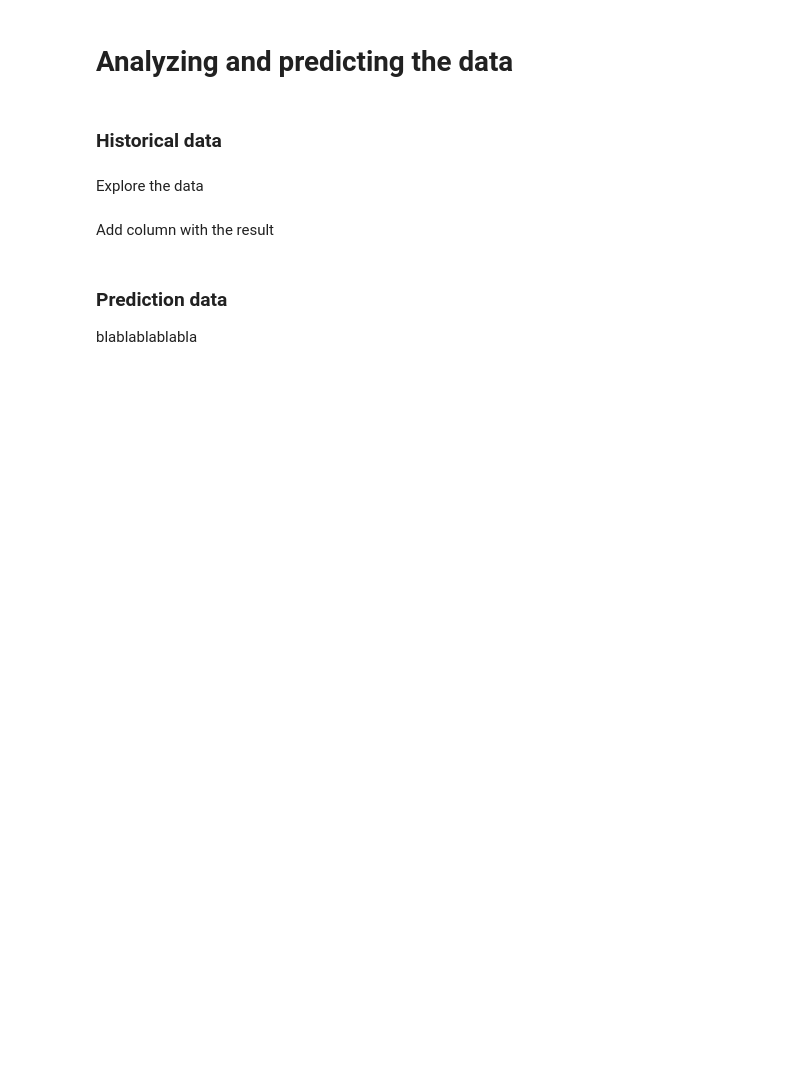
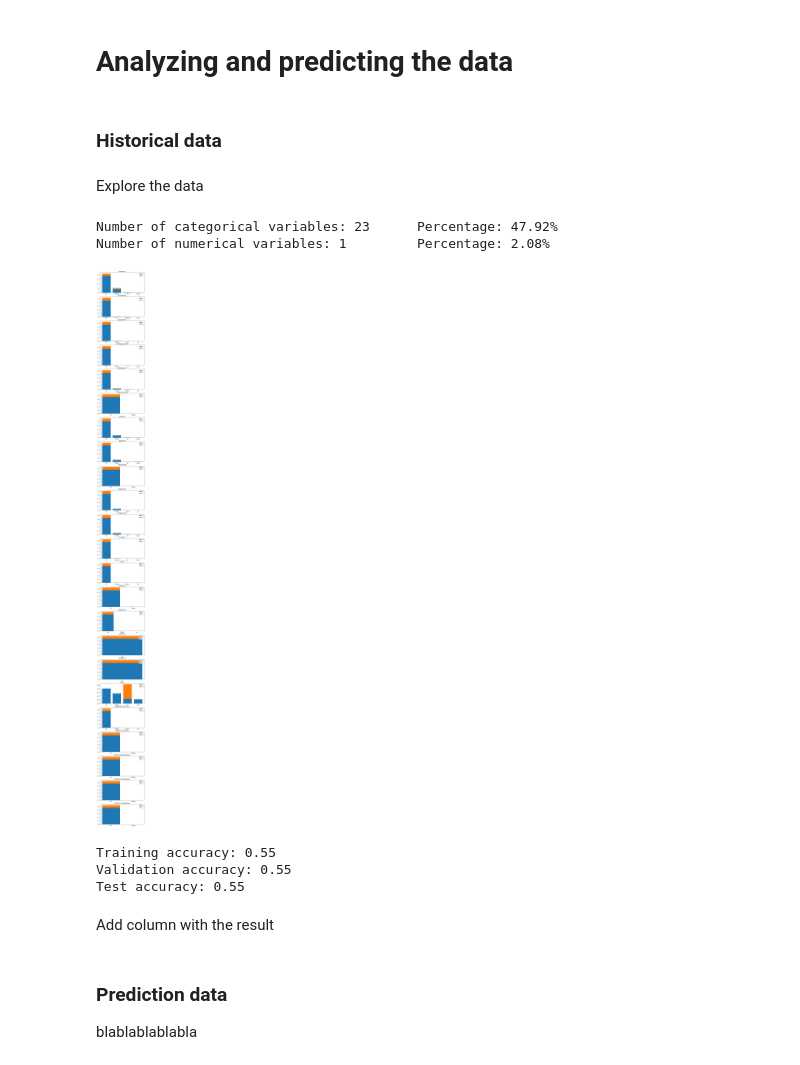
Before and after one commit to martaasp/tfm, a Jupyter notebook: smart-medical-dashboard.ipynb, the cells around one changed output. Drawn from its saved outputs; the diff is of its cells as text; code cells hidden in the pictures; blank space fills up the shorter version.

```diff
--- a/smart-medical-dashboard.ipynb
+++ b/smart-medical-dashboard.ipynb
@@ -233,11 +233,5 @@ hist_data_aux = hist_data.drop(*columns_to_drop)
 hist_data_aux = hist_data_aux.select(['metformin', 'repaglinide', 'nateglinide', 'chlorpropamide', 'glimepiride', 'acetohexamide',
                                  'glipizide', 'glyburide', 'tolbutamide', 'pioglitazone', 'rosiglitazone', 'acarbose',
                                   'miglitol', 'troglitazone', 'tolazamide', 'examide', 'citoglipton', 'insulin', 'glyburide-metformin',
-                                 'glipizide-metformin', 'glimepiride-pioglitazone', 'readmitted'])
+                                 'glipizide-metformin', 'glimepiride-pioglitazone', 'metformin-rosiglitazone',
+                                 'metformin-pioglitazone', 'readmitted'])
-# %%
-fig, ax = plt.subplots(categorical_variables-2,1, figsize=(7,90))
-
-for i, categorical_variable in enumerate(data_types["StringType"][2:]):
-    aux = hist_data.select(categorical_variable).toPandas()
-    ax[i].bar(aux[categorical_variable].unique(), aux[categorical_variable].value_counts())
-    ax[i].set_title(categorical_variable)
@@ -495,7 +534,0 @@ plt.show()
-# %%
-fig, ax = plt.subplots(categorical_variables,1, figsize=(7,20))
-
-for i, categorical_variable in enumerate(data_types["StringType"]):
-    aux = an_data.select(categorical_variable).toPandas()
-    ax[i].bar(aux[categorical_variable].unique(), aux[categorical_variable].value_counts())
-    ax[i].set_title(categorical_variable)
@@ -518,16 +579,25 @@ Explore the data
 # %%
 data_types = defaultdict(list)
 for entry in hist_data_aux.schema.fields:
      data_types[str(entry.dataType)].append(entry.name)
 categorical_variables = len(data_types["StringType"])
 print("Number of categorical variables: {}\t Percentage: {:.2f}%". format(categorical_variables, \
                                                                       100*(categorical_variables/len(hist_data.columns))))
 numerical_variables = len(data_types["IntegerType"])
 print("Number of numerical variables: {}\t Percentage: {:.2f}%". format(numerical_variables, \
                                                                     100*(numerical_variables/len(hist_data.columns))))
-fig, ax = plt.subplots(categorical_variables-2,1, figsize=(7,90))
+fig, ax = plt.subplots(categorical_variables,1, figsize=(7,90))
 
-for i, categorical_variable in enumerate(data_types["StringType"][2:]):
-    aux = hist_data.select(categorical_variable).toPandas()
-    ax[i].bar(aux[categorical_variable].unique(), aux[categorical_variable].value_counts())
+for i, categorical_variable in enumerate(data_types["StrisngType"]):
+    aux=hist_data_aux.select(["readmitted", categorical_variable]).toPandas()
+    aux_zero = aux[aux["readmitted"]==0][categorical_variable]
+    ax[i].bar(aux_zero.unique(), aux_zero.value_counts()/hist_data_aux.count(), label="0", zorder=2)
+
+    aux_one = aux[aux["readmitted"]==1][categorical_variable]
+    ax[i].bar(aux_one.unique(), aux_one.value_counts()/hist_data_aux.count(), label="1", zorder=1)
     ax[i].set_title(categorical_variable)
+    ax[i].legend()
+# %% [output]
+Number of categorical variables: 23      Percentage: 47.92%
+Number of numerical variables: 1         Percentage: 2.08%
+[figure, added]
@@ -545,5 +604,5 @@ df.select("metformin").distinct().rdd.map(lambda r: r[0]).collect()
 # %%
-lr = LogisticRegression(maxIter=1000, regParam=0, elasticNetParam=0.8, featuresCol="features", labelCol="readmitted")
+lr = LogisticRegression(maxIter=1000, regParam=0.001, elasticNetParam=0.8, featuresCol="features", labelCol="readmitted")
 model = lr.fit(train_hist_trunc)
 
 evaluator = BinaryClassificationEvaluator(labelCol='readmitted')
@@ -559,6 +618,10 @@ print("Validation accuracy: {:.2f}".format(val_accuracy))
 y_test = model.transform(test_hist_trunc)
 test_accuracy = evaluator.evaluate(y_test)
 print("Test accuracy: {:.2f}".format(test_accuracy))
+# %% [output]
+Training accuracy: 0.55
+Validation accuracy: 0.55
+Test accuracy: 0.55
 # %% [markdown]
 Add column with the result
 # %%
```
Also changed, not shown: parts of 27 cells of this notebook.
